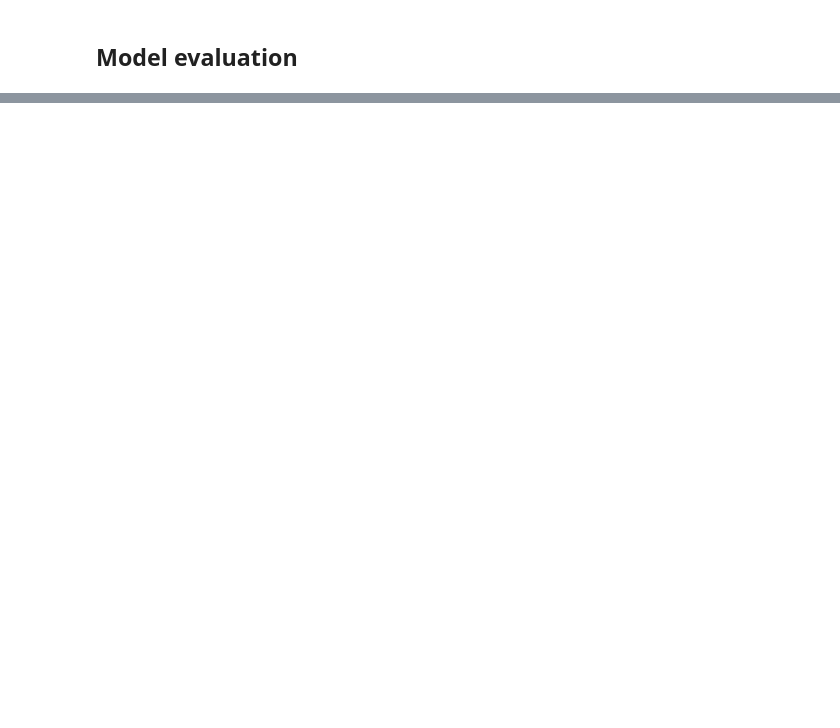
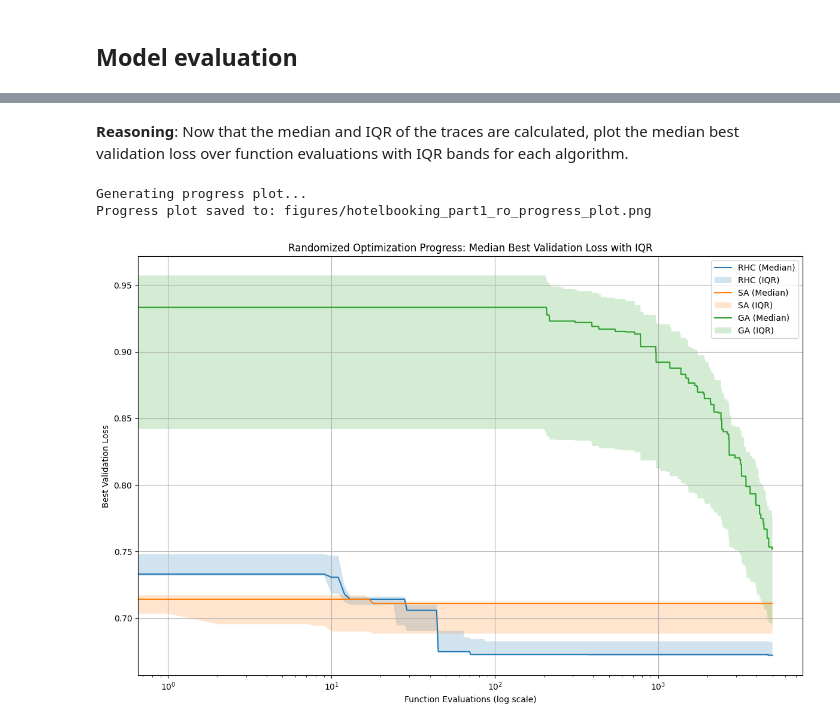
Before and after one commit to Deadline430/OL_Report_2025, a Jupyter notebook: OL_HotelBooking.ipynb, the cells around one changed output, grey strips where cells are left out. Cells and saved outputs as stored; diff of their text form; code cells hidden in the pictures; blank space fills up the shorter version.

```diff
--- a/OL_HotelBooking.ipynb
+++ b/OL_HotelBooking.ipynb
@@ -1076,0 +964,15 @@ Summary of Activation Functions Used:
+# %%
+def freeze_all_but_last_k(model, k):
+    """
+    Freezes all layers in a Keras model except for the last k layers.
+
+    Args:
+        model (tf.keras.Model): The Keras model to modify.
+        k (int): The number of layers at the end of the model to keep trainable.
+    """
+    for layer in model.layers[:-k]:
+        layer.trainable = False
+    for layer in model.layers[-k:]:
+        layer.trainable = True
+
+print("Function 'freeze_all_but_last_k' defined.")
@@ -1076,0 +2125,42 @@ Summary of Activation Functions Used:
+# %% [markdown]
+**Reasoning**:
+Now that the median and IQR of the traces are calculated, plot the median best validation loss over function evaluations with IQR bands for each algorithm.
+# %%
+import matplotlib.pyplot as plt
+import os
+
+# Define the directory for saving figures
+figures_dir = 'figures'
+os.makedirs(figures_dir, exist_ok=True)
+
+print("Generating progress plot...")
+
+plt.figure(figsize=(12, 8))
+
+for algo, summary_df in trace_performance_summary.items():
+    eval_indices = summary_df.index
+    median_loss = summary_df['median_val_loss']
+    q1_loss = summary_df['q1_val_loss']
+    q3_loss = summary_df['q3_val_loss']
+
+    plt.plot(eval_indices, median_loss, label=f'{algo} (Median)')
+    plt.fill_between(eval_indices, q1_loss, q3_loss, alpha=0.2, label=f'{algo} (IQR)')
+
+plt.xlabel("Function Evaluations (log scale)")
+plt.ylabel("Best Validation Loss")
+plt.title("Randomized Optimization Progress: Median Best Validation Loss with IQR")
+plt.xscale('log') # Set x-axis to logarithmic scale
+plt.legend()
+plt.grid(True)
+plt.tight_layout()
+
+# Save the plot
+plot_path = os.path.join(figures_dir, f'{dataset_name}_part1_ro_progress_plot.png')
+plt.savefig(plot_path)
+print(f"Progress plot saved to: {plot_path}")
+
+plt.show()
+# %% [output]
+Generating progress plot...
+Progress plot saved to: figures/hotelbooking_part1_ro_progress_plot.png
+[figure, added]
```
Also changed, not shown: parts of 95 cells of this notebook.
